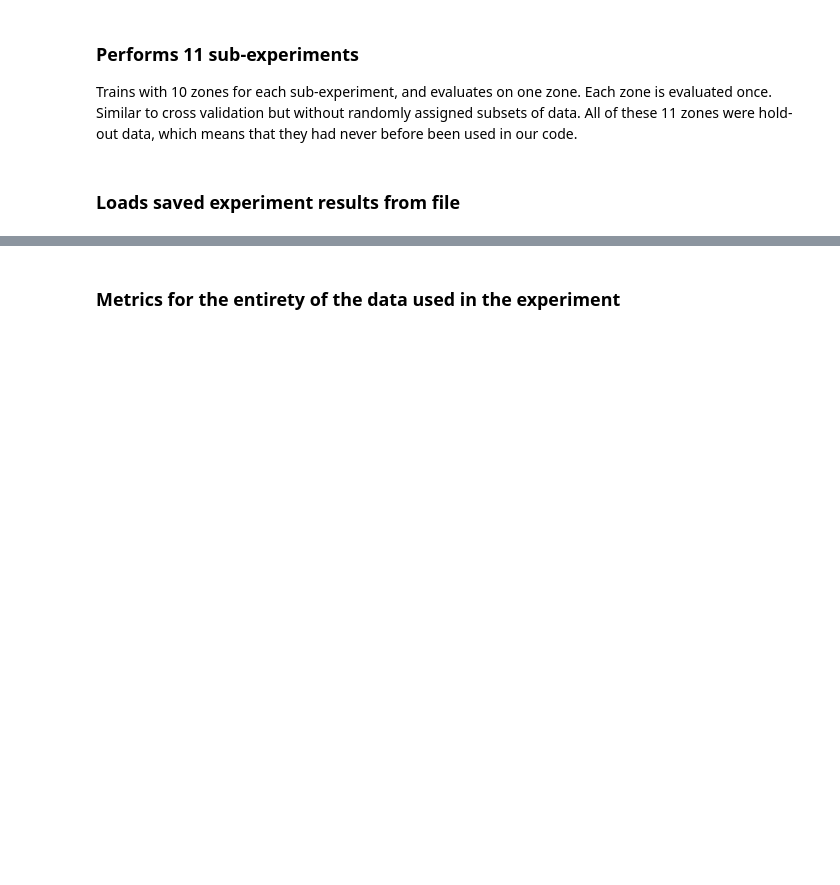
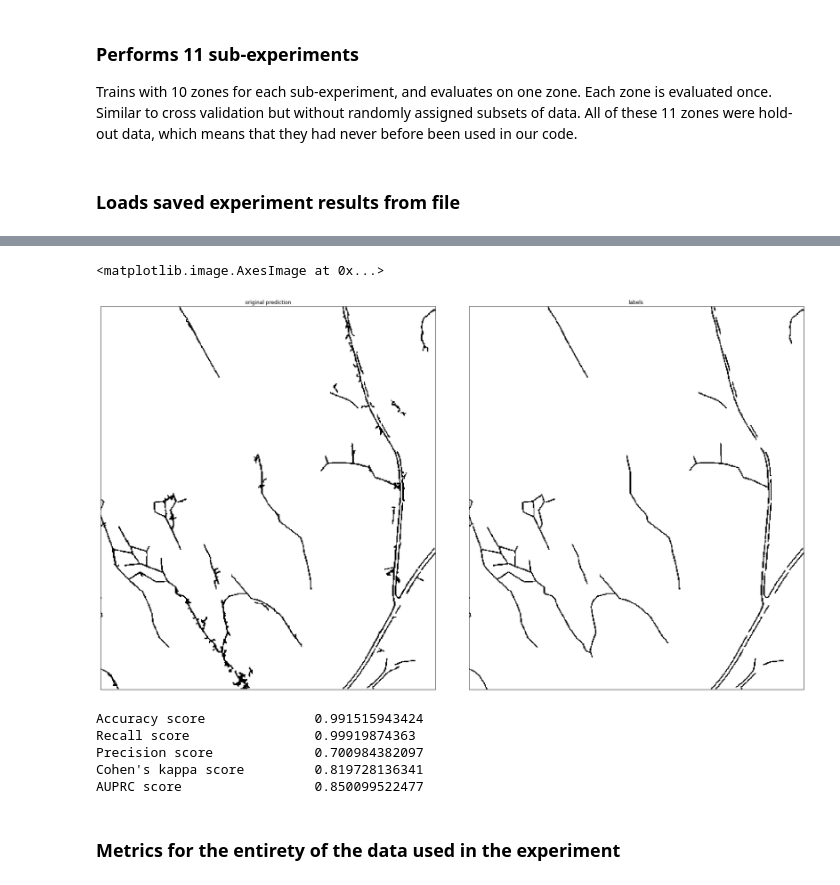
Before and after one commit to jonatan-flyckt/random_forest_lidar_ditch_detection, a Jupyter notebook: random_forest_experiment.ipynb, the cells around one changed output, grey strips where cells are left out. Drawn from its saved outputs; the diff is of its cells as text; code cells hidden in the pictures; blank space fills up the shorter version.

```diff
--- a/random_forest_experiment.ipynb
+++ b/random_forest_experiment.ipynb
@@ -76,3 +184,35 @@ y_test_all = prediction2d[2]
+# %%
+plt.figure(num=None, figsize=(30,90), facecolor='w', edgecolor='k')
+ax = [plt.subplot(1,2,i+1) for i in range(2)]
+for a in ax:
+    a.set_xticklabels([])
+    a.set_yticklabels([])
+    a.tick_params(bottom=False, left=False)
+plt.subplots_adjust(wspace=0.1,hspace=0.1)
+
+ax[0].title.set_text(f"original prediction")
+ax[0].imshow(pred * -1, cmap = "gray")
+ax[1].title.set_text(f"labels")
+ax[1].imshow(labels * -1, cmap = "gray")
+# %% [output]
+<matplotlib.image.AxesImage at 0x...>
+[figure, added]
+# %%
+pred = pred.reshape(-1)
+labels = labels.reshape(-1)
+print("Accuracy score             ", accuracy_score(labels, pred))
+print("Recall score               ", recall_score(labels, pred))
+print("Precision score            ", precision_score(labels, pred))
+precision, recall, threshholds = precision_recall_curve(labels,pred)
+auc_score = auc(recall, precision)
+print("Cohen's kappa score        ", cohen_kappa_score(labels, pred))
+print("AUPRC score                ", auc_score)
+# %% [output]
+Accuracy score              0.991515943424
+Recall score                0.99919874363
+Precision score             0.700984382097
+Cohen's kappa score         0.819728136341
+AUPRC score                 0.850099522477
 # %% [markdown]
 ### Metrics for the entirety of the data used in the experiment
 # %%
```
Also changed, not shown: parts of 13 cells of this notebook.
